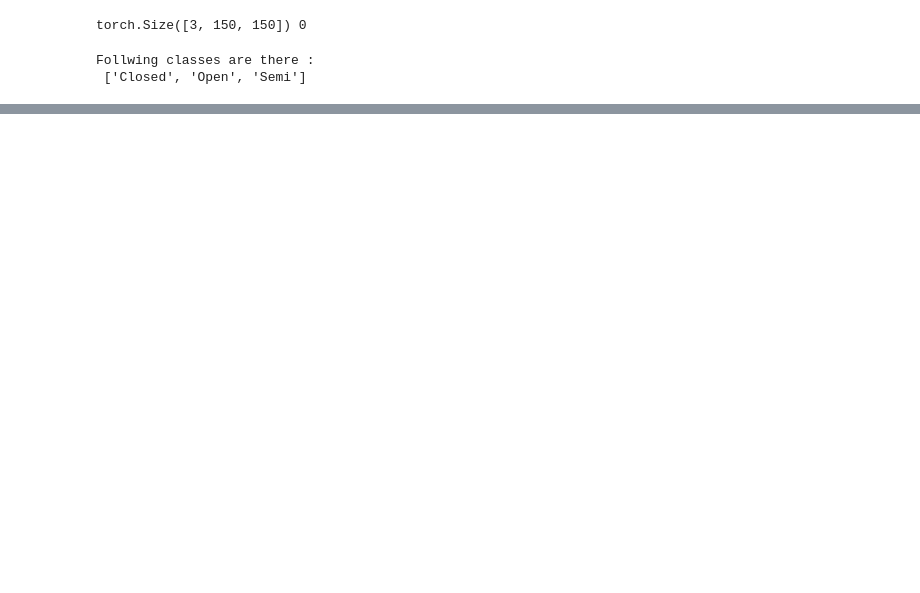
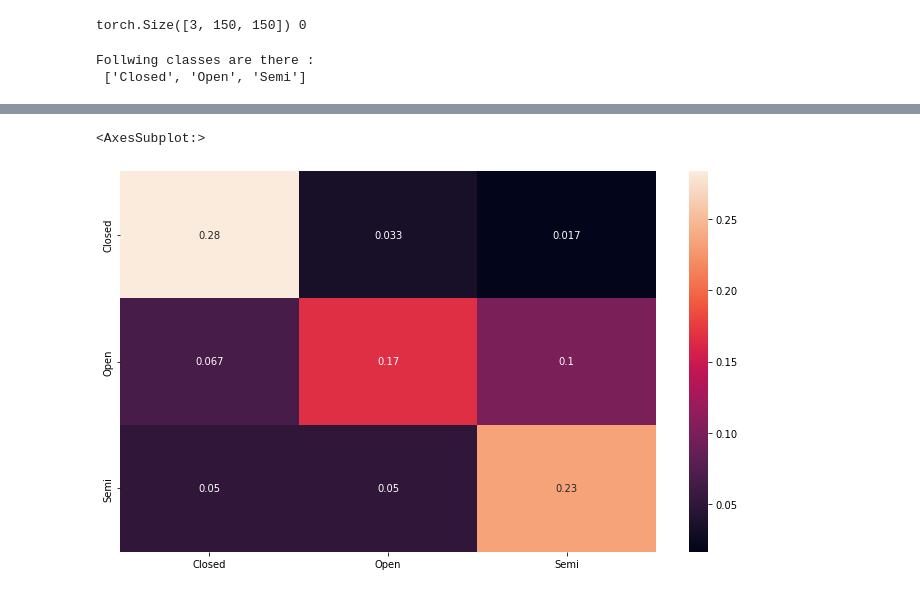
Before and after one commit to ChainYo/door_detector, a Jupyter notebook: training_pytorch.ipynb, the cells around one changed output, grey strips where cells are left out. Drawn from its saved outputs; the diff is of its cells as text; code cells hidden in the pictures; blank space fills up the shorter version.

```diff
--- a/training_pytorch.ipynb
+++ b/training_pytorch.ipynb
@@ -216,3 +215,11 @@ plot_losses(history)
 # %%
 accuracies = [x['val_acc'] for x in history]
 torch.save(model.state_dict(), f"models/model_epoch{num_epochs}_val_acc{accuracies[-1]:.2f}.pt")
+# %%
+from pathlib import Path
+from model import DoorClassification
+
+CLASSIFICATION_MODEL = Path("models/model_classification.pt")
+pytorch_model = DoorClassification()
+pytorch_model.load_state_dict(torch.load(CLASSIFICATION_MODEL))
+pytorch_model.eval()
@@ -218,0 +244,44 @@ torch.save(model.state_dict(), f"models/model_epoch{num_epochs}_val_acc{accuraci
+# %%
+test_dl = DataLoader(test_dataset, 128, num_workers = 4, pin_memory = True)
+# input_batch = next(iter(test_dl))
+# preds = []
+
+# pytorch_model.eval()
+# with torch.no_grad():
+#     for i in range(len(input_batch[0])):
+#         sample, label = input_batch[0][i], input_batch[1][i]
+#         output = pytorch_model(sample.unsqueeze(0))
+#         preds.append((output.argmax(), label))
+
+# print(preds)
+
+y_pred = []
+y_true = []
+
+for inputs, labels in test_dl:
+    output = pytorch_model(inputs)
+
+    output = (torch.max(torch.exp(output), 1)[1]).data.cpu().numpy()
+    y_pred.extend(output)
+
+    labels = labels.data.cpu().numpy()
+    y_true.extend(labels)
+
+classes = ("Closed", "Open", "Semi")
+
+from sklearn.metrics import confusion_matrix
+import seaborn as sns
+import pandas as pd
+import numpy as np
+
+cf_matrix = confusion_matrix(y_true, y_pred)
+df_cm = pd.DataFrame(
+    cf_matrix/np.sum(cf_matrix),
+    index = [i for i in classes],
+    columns= [i for i in classes]
+)
+plt.figure(figsize=(12,7))
+sns.heatmap(df_cm, annot=True)
+# %% [output]
+<AxesSubplot:>
+[figure, added]
```
Also changed, not shown: parts of 6 cells of this notebook, 5 other files.
